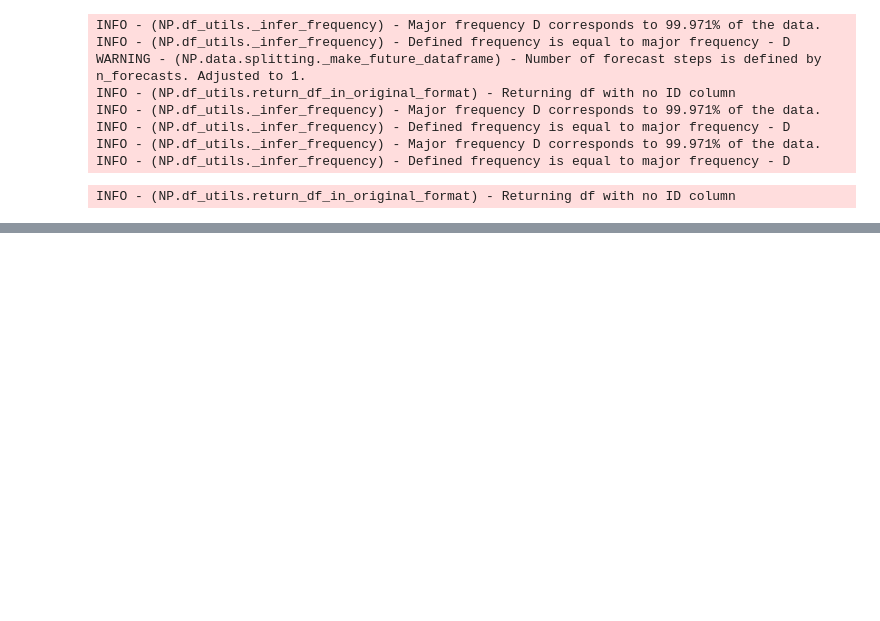
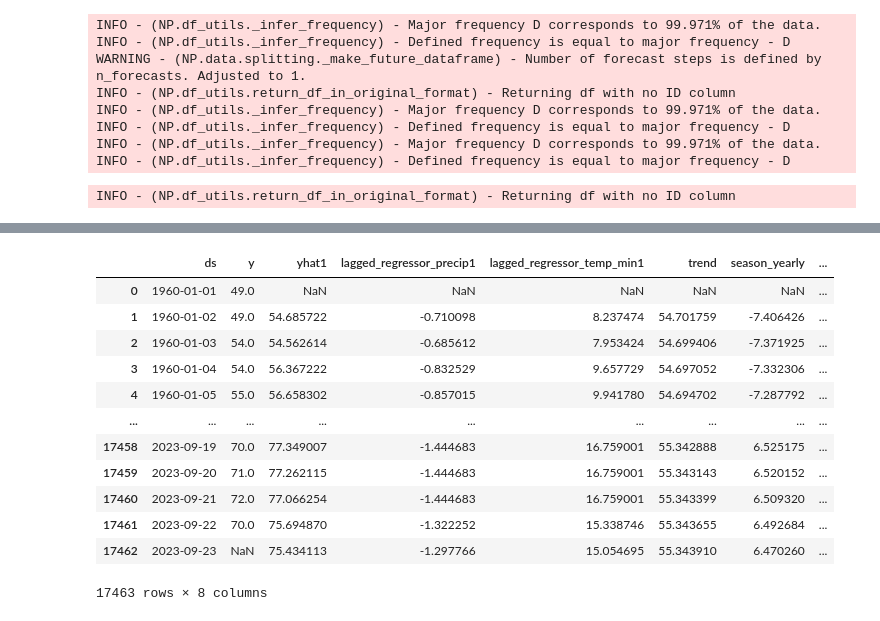
Before and after one commit to MerinGM/Neuralprophet_Weather_forecast, a Jupyter notebook: Neuralpp.ipynb, the cells around one changed output, grey strips where cells are left out. Drawn from its saved outputs; the diff is of its cells as text; code cells hidden in the pictures; blank space fills up the shorter version.

```diff
--- a/Neuralpp.ipynb
+++ b/Neuralpp.ipynb
@@ -153,0 +141,16 @@ WARNING - (NP.plotting.log_warning_deprecation_plotly) - DeprecationWarning: def
+# %%
+forecast1
+# %% [output]
+|  | ds | y | yhat1 | lagged_regressor_precip1 | lagged_regressor_temp_min1 | trend | season_yearly | ... |
+| 0 | 1960-01-01 | 49.0 | NaN | NaN | NaN | NaN | NaN | ... |
+| 1 | 1960-01-02 | 49.0 | 54.685722 | -0.710098 | 8.237474 | 54.701759 | -7.406426 | ... |
+| 2 | 1960-01-03 | 54.0 | 54.562614 | -0.685612 | 7.953424 | 54.699406 | -7.371925 | ... |
+| 3 | 1960-01-04 | 54.0 | 56.367222 | -0.832529 | 9.657729 | 54.697052 | -7.332306 | ... |
+| 4 | 1960-01-05 | 55.0 | 56.658302 | -0.857015 | 9.941780 | 54.694702 | -7.287792 | ... |
+| ... | ... | ... | ... | ... | ... | ... | ... | ... |
+| 17458 | 2023-09-19 | 70.0 | 77.349007 | -1.444683 | 16.759001 | 55.342888 | 6.525175 | ... |
+| 17459 | 2023-09-20 | 71.0 | 77.262115 | -1.444683 | 16.759001 | 55.343143 | 6.520152 | ... |
+| 17460 | 2023-09-21 | 72.0 | 77.066254 | -1.444683 | 16.759001 | 55.343399 | 6.509320 | ... |
+| 17461 | 2023-09-22 | 70.0 | 75.694870 | -1.322252 | 15.338746 | 55.343655 | 6.492684 | ... |
+| 17462 | 2023-09-23 | NaN | 75.434113 | -1.297766 | 15.054695 | 55.343910 | 6.470260 | ... |
+17463 rows × 8 columns
```
Also changed, not shown: parts of 38 cells of this notebook, 4 other files.
